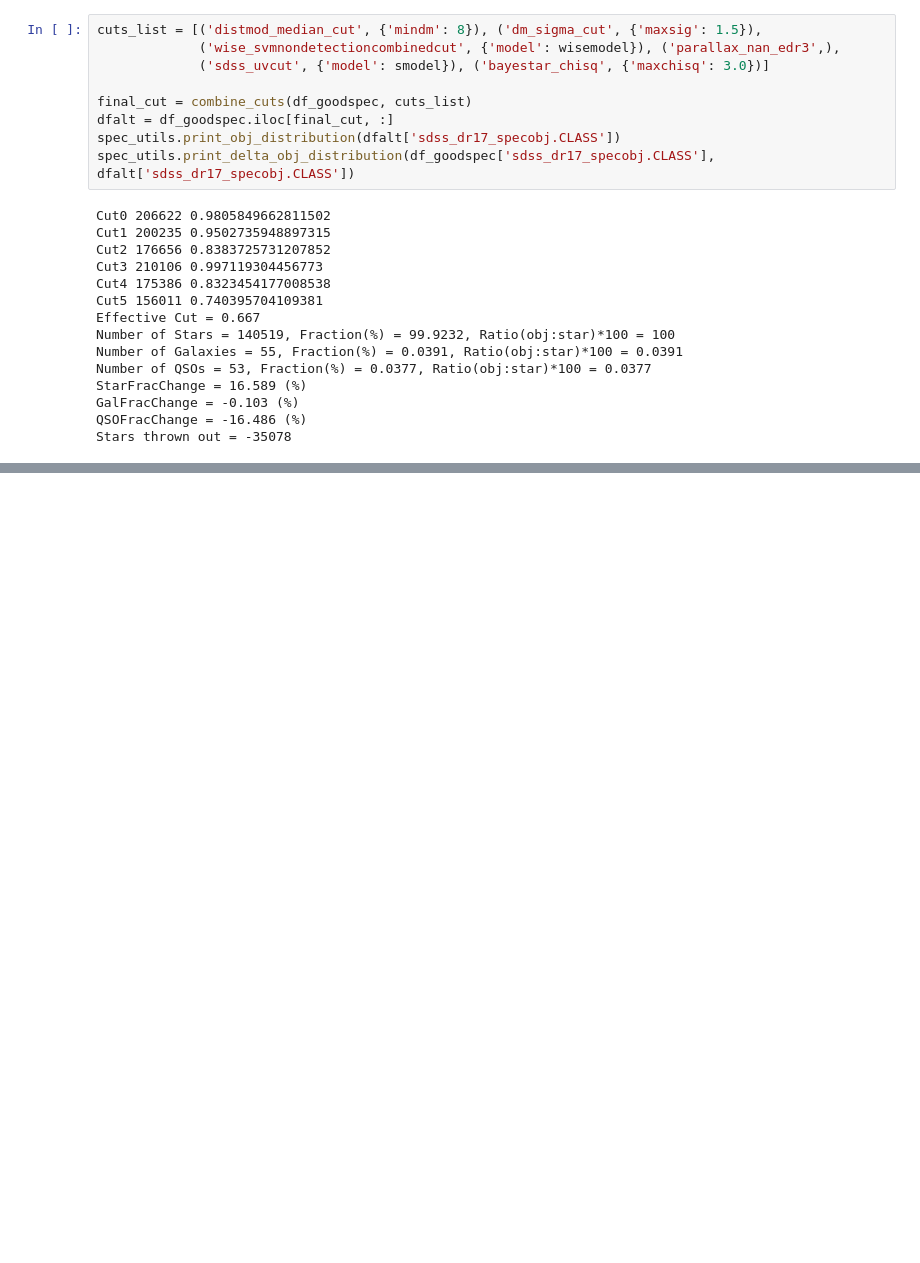
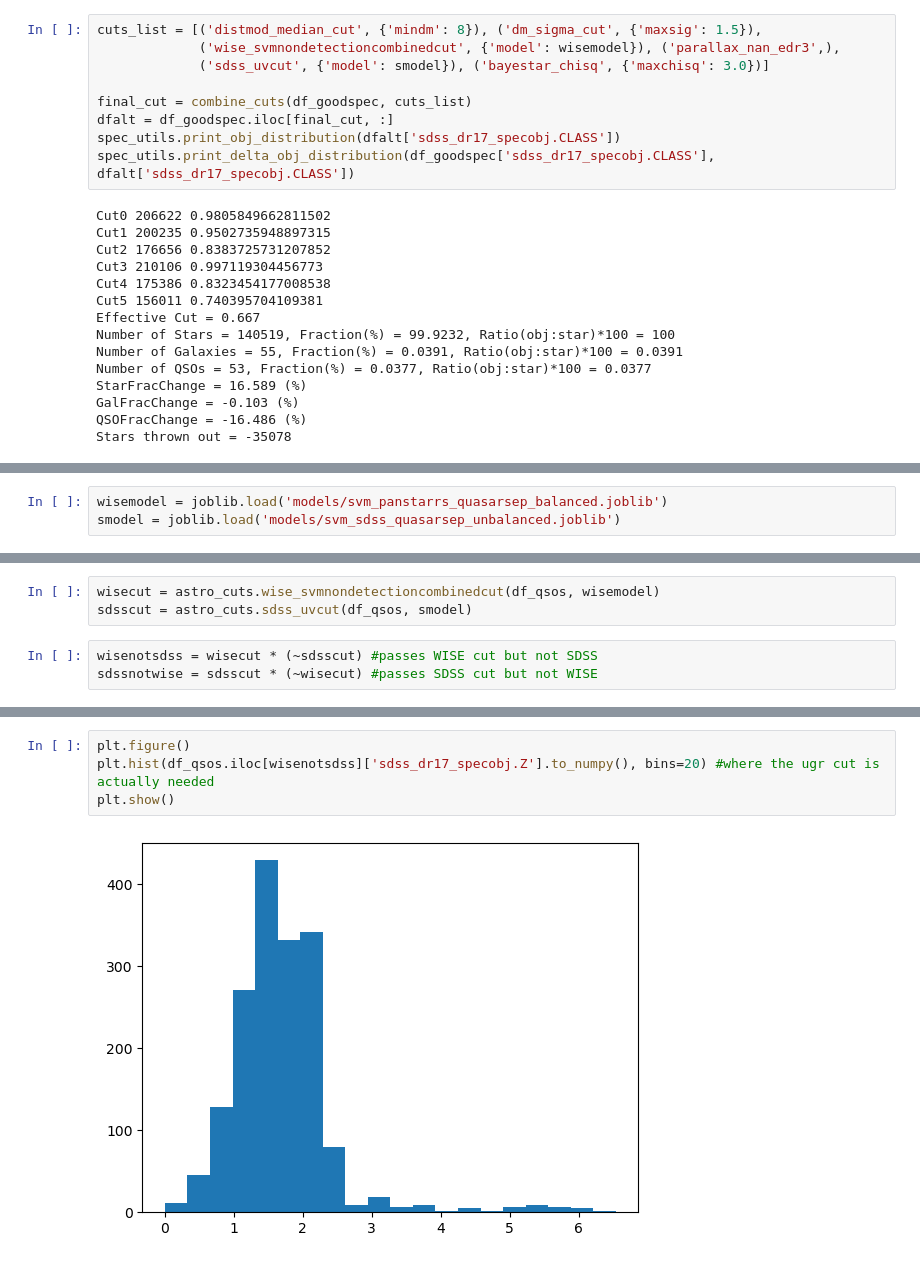
Before and after one commit to nmudur/HighLatMaps, a Jupyter notebook: notebooks_main1/spectra_matched/2_11_SpecChecks-wRetrained-16a.ipynb, the cells around one changed output, grey strips where cells are left out. Saved outputs shown, nothing was run; the diff lists cells and outputs as text; blank space fills up the shorter version.

```diff
--- a/notebooks_main1/spectra_matched/2_11_SpecChecks-wRetrained-16a.ipynb
+++ b/notebooks_main1/spectra_matched/2_11_SpecChecks-wRetrained-16a.ipynb
@@ -216,0 +338,3 @@ Stars thrown out = -35078
+# %%
+wisemodel = joblib.load('models/svm_panstarrs_quasarsep_balanced.joblib')
+smodel = joblib.load('models/svm_sdss_quasarsep_unbalanced.joblib')
@@ -216,0 +347,6 @@ Stars thrown out = -35078
+# %%
+wisecut = astro_cuts.wise_svmnondetectioncombinedcut(df_qsos, wisemodel)
+sdsscut = astro_cuts.sdss_uvcut(df_qsos, smodel)
+# %%
+wisenotsdss = wisecut * (~sdsscut) #passes WISE cut but not SDSS
+sdssnotwise = sdsscut * (~wisecut) #passes SDSS cut but not WISE
@@ -216,0 +367,6 @@ Stars thrown out = -35078
+# %%
+plt.figure()
+plt.hist(df_qsos.iloc[wisenotsdss]['sdss_dr17_specobj.Z'].to_numpy(), bins=20) #where the ugr cut is actually needed
+plt.show()
+# %% [output]
+[figure, added]
```
Also changed, not shown: parts of 41 cells of this notebook, 9 other files.
